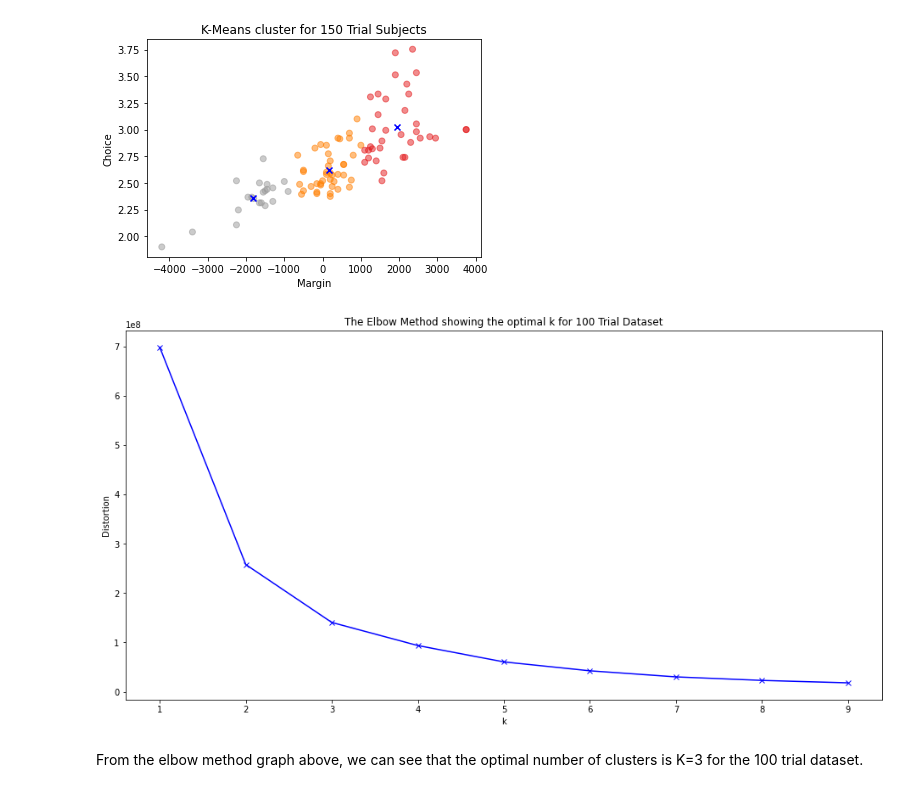
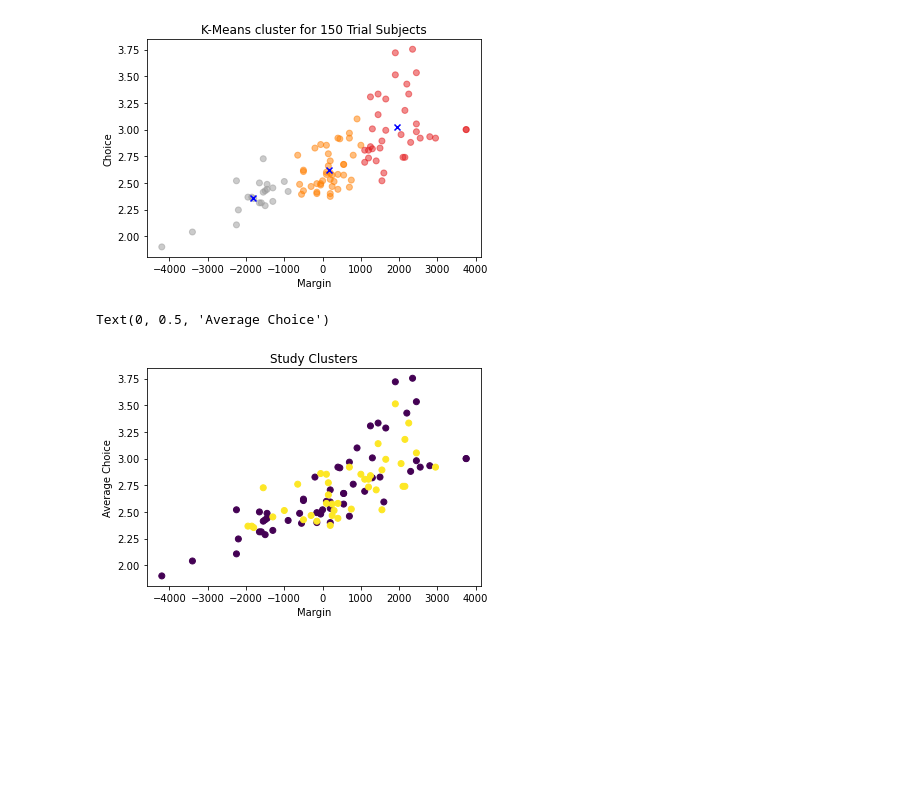
Before and after one commit to kiansweeney11/ca4015-assignment-1, a Jupyter notebook: _build/jupyter_execute/clustering.ipynb, the cells around one changed output. Drawn from its saved outputs; the diff is of its cells as text; code cells hidden in the pictures; blank space fills up the shorter version.

```diff
--- a/_build/jupyter_execute/clustering.ipynb
+++ b/_build/jupyter_execute/clustering.ipynb
@@ -83,6 +115,20 @@ plt.ylabel('Choice')
 plt.show()
 # %% [output]
 [figure]
+# %%
+replacements150 = {
+  r'Steingroever2011': 8,
+  r'Wetzels': 9,
+}
+
+cleaned150['StudyNumber'] = cleaned150.Study.replace(replacements150, regex=True)
+plt.scatter(cleaned150['Margin'], cleaned150['Average Choice'], c=cleaned150['StudyNumber'])
+plt.title("Study Clusters")
+plt.xlabel('Margin')
+plt.ylabel('Average Choice')
+# %% [output]
+Text(0, 0.5, 'Average Choice')
+[figure, added]
 # %%
 distortions = []
 K = range(1,10)
@@ -90,14 +136,3 @@ for k in K:
     kmeanModel = KMeans(n_clusters=k)
     kmeanModel.fit(cleaned100[['Margin', 'Average Choice', 'Most Common Choice']])
     distortions.append(kmeanModel.inertia_)
-# %%
-plt.figure(figsize=(16,8))
-plt.plot(K, distortions, 'bx-')
-plt.xlabel('k')
-plt.ylabel('Distortion')
-plt.title('The Elbow Method showing the optimal k for 100 Trial Dataset')
-plt.show()
-# %% [output]
-[figure, removed]
-# %% [markdown]
-From the elbow method graph above, we can see that the optimal number of clusters is K=3 for the 100 trial dataset.
```
Also changed, not shown: parts of 11 cells of this notebook, 21 other files.
